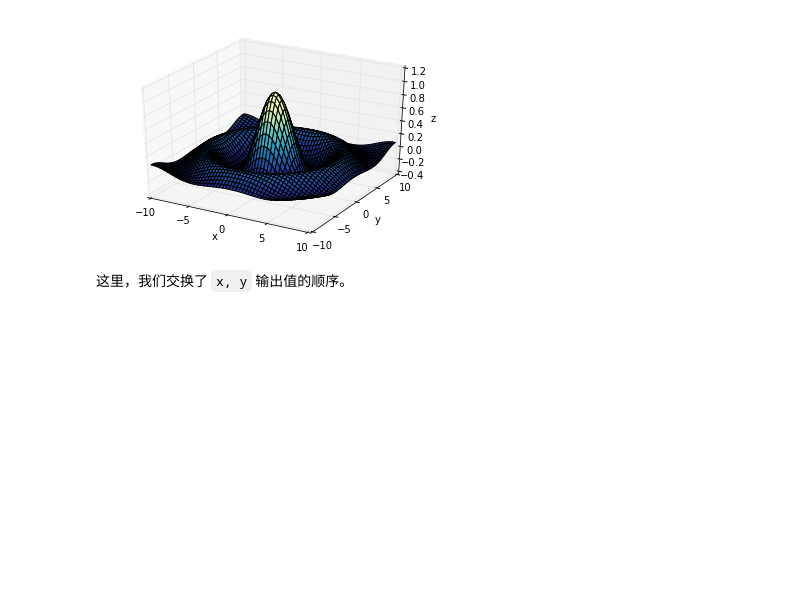
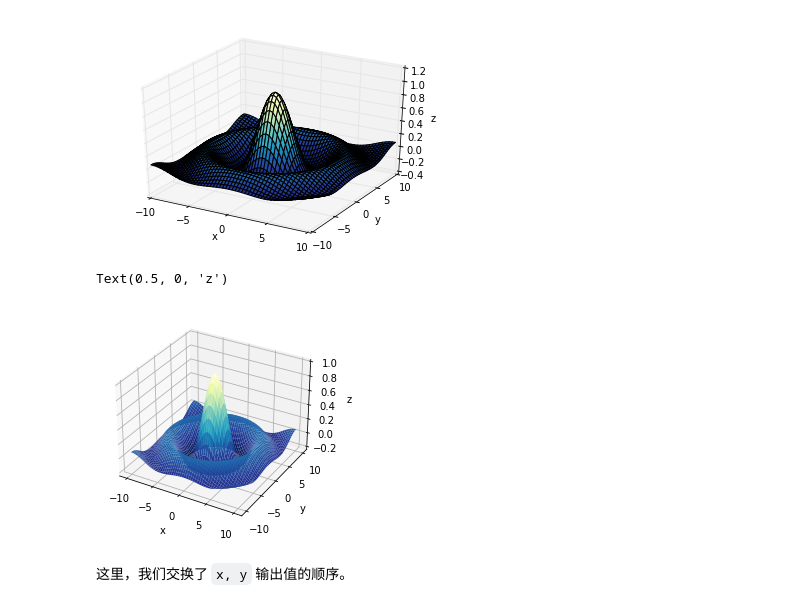
Before and after one commit to mockingtao/python_notes, a Jupyter notebook: 03-numpy/0311_生成数组的函数.ipynb, the cells around one changed output. Drawn from its saved outputs; the diff is of its cells as text; code cells hidden in the pictures; blank space fills up the shorter version.

```diff
--- a/03-numpy/0311_生成数组的函数.ipynb
+++ b/03-numpy/0311_生成数组的函数.ipynb
@@ -308,6 +318,23 @@ ax.set_zlabel('z')
 # %% [output]
 <matplotlib.text.Text at 0x...>
 [figure]
+# %%
+# cc：其实x，y值都一样，所以交不交换顺序也就都一样。只是x，y的shape会与之前的不同。
+x, y = np.ogrid[-10:10:51j, -10:10:51j]
+
+z = f(x, y)
+
+fig = plt.figure()
+ax = fig.add_subplot(111, projection='3d')
+ax.plot_surface(x, y, z,
+                rstride=1, cstride=1,
+                cmap=cm.YlGnBu_r)
+ax.set_xlabel('x')
+ax.set_ylabel('y')
+ax.set_zlabel('z')
+# %% [output]
+Text(0.5, 0, 'z')
+[figure, added]
 # %% [markdown]
 这里，我们交换了 `x, y` 输出值的顺序。
 # %% [markdown]
```
Also changed, not shown: parts of 16 cells of this notebook, 10 other files.
